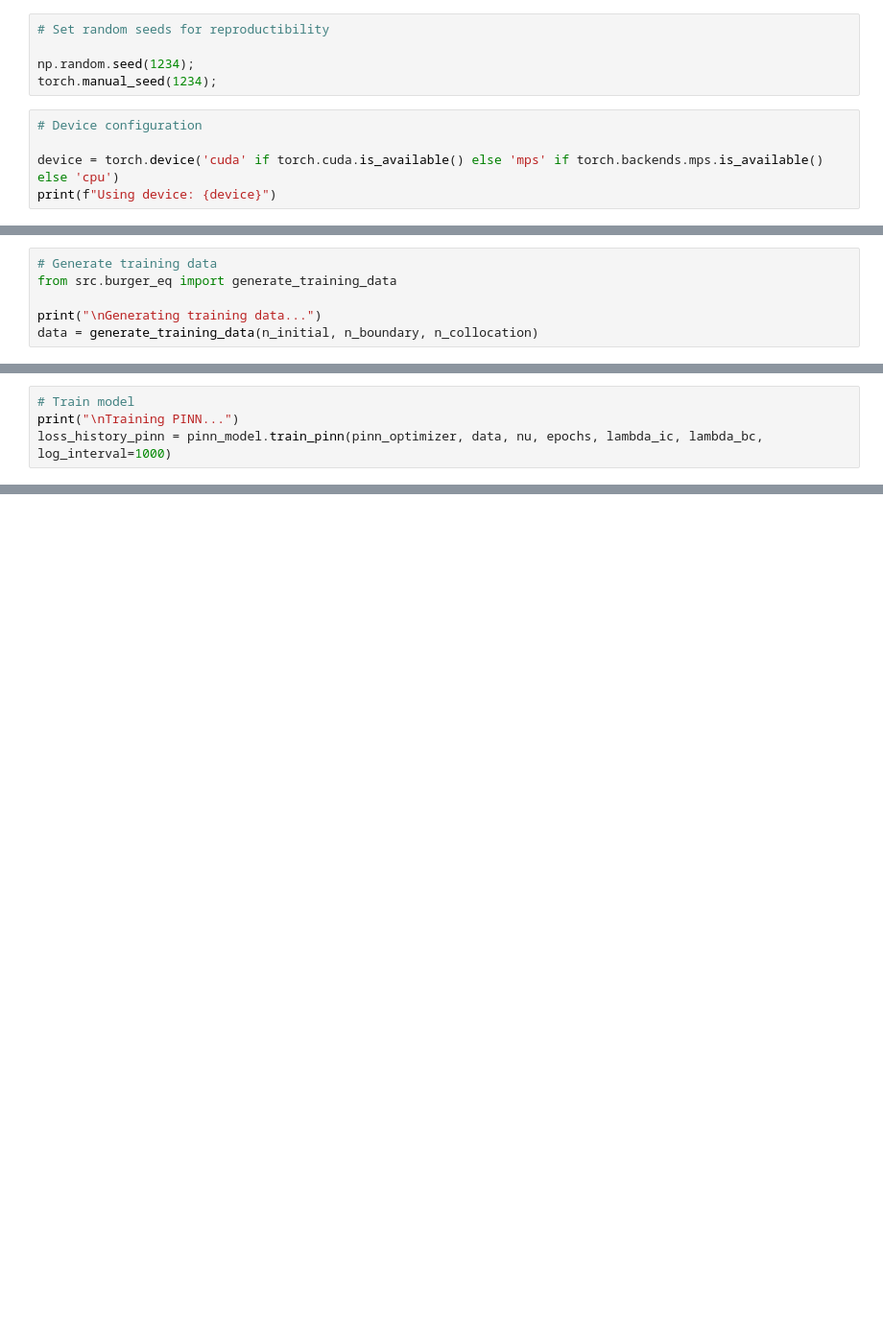
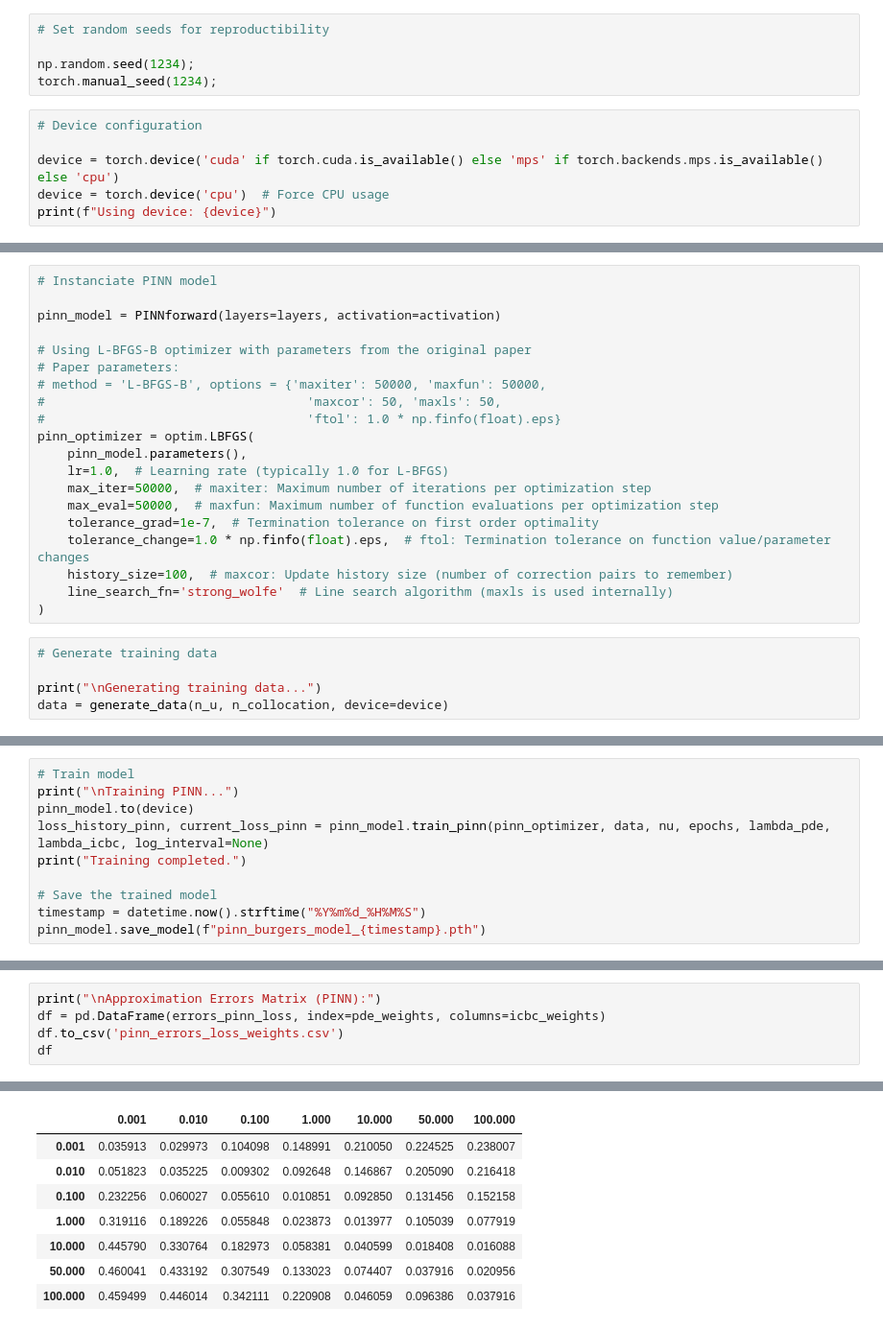
Before and after one commit to Paulchen-git/DL-Project, a Jupyter notebook: demo.ipynb, the cells around one changed output, grey strips where cells are left out. Shown at 96% size. Drawn from its saved outputs; the diff is of its cells as text; blank space fills up the shorter version.

```diff
--- a/demo.ipynb
+++ b/demo.ipynb
@@ -13,5 +49,6 @@ torch.manual_seed(1234);
 # Device configuration
 
 device = torch.device('cuda' if torch.cuda.is_available() else 'mps' if torch.backends.mps.is_available() else 'cpu')
+device = torch.device('cpu')  # Force CPU usage
 print(f"Using device: {device}")
 # %% [output]
@@ -69,6 +92,25 @@ simple_optimizer = optim.Adam(simple_model.parameters(), lr=learning_rate)
+# %%
+# Instanciate PINN model
+
+pinn_model = PINNforward(layers=layers, activation=activation)
+
+# Using L-BFGS-B optimizer with parameters from the original paper
+# Paper parameters:
+# method = 'L-BFGS-B', options = {'maxiter': 50000, 'maxfun': 50000,
+#                                   'maxcor': 50, 'maxls': 50,
+#                                   'ftol': 1.0 * np.finfo(float).eps}
+pinn_optimizer = optim.LBFGS(
+    pinn_model.parameters(),
+    lr=1.0,  # Learning rate (typically 1.0 for L-BFGS)
+    max_iter=50000,  # maxiter: Maximum number of iterations per optimization step
+    max_eval=50000,  # maxfun: Maximum number of function evaluations per optimization step
+    tolerance_grad=1e-7,  # Termination tolerance on first order optimality
+    tolerance_change=1.0 * np.finfo(float).eps,  # ftol: Termination tolerance on function value/parameter changes
+    history_size=100,  # maxcor: Update history size (number of correction pairs to remember)
+    line_search_fn='strong_wolfe'  # Line search algorithm (maxls is used internally)
+)
 # %%
 # Generate training data
-from src.burger_eq import generate_training_data
 
 print("\nGenerating training data...")
-data = generate_training_data(n_initial, n_boundary, n_collocation)
+data = generate_data(n_u, n_collocation, device=device)
@@ -82,4 +121,10 @@ visualize_collocation_points(data)
 # %%
 # Train model
 print("\nTraining PINN...")
-loss_history_pinn = pinn_model.train_pinn(pinn_optimizer, data, nu, epochs, lambda_ic, lambda_bc, log_interval=1000)
+pinn_model.to(device)
+loss_history_pinn, current_loss_pinn = pinn_model.train_pinn(pinn_optimizer, data, nu, epochs, lambda_pde, lambda_icbc, log_interval=None)
+print("Training completed.")
+
+# Save the trained model
+timestamp = datetime.now().strftime("%Y%m%d_%H%M%S")
+pinn_model.save_model(f"pinn_burgers_model_{timestamp}.pth")
@@ -222,0 +529,6 @@ NN PDE Residual Mean Absolute Error: 5.526476e-02
+# %%
+print("\nApproximation Errors Matrix (PINN):")
+df = pd.DataFrame(errors_pinn_loss, index=pde_weights, columns=icbc_weights)
+df.to_csv('pinn_errors_loss_weights.csv')
+df
+# %% [output]
@@ -222,0 +536,8 @@ NN PDE Residual Mean Absolute Error: 5.526476e-02
+|  | 0.001 | 0.010 | 0.100 | 1.000 | 10.000 | 50.000 | 100.000 |
+| 0.001 | 0.035913 | 0.029973 | 0.104098 | 0.148991 | 0.210050 | 0.224525 | 0.238007 |
+| 0.010 | 0.051823 | 0.035225 | 0.009302 | 0.092648 | 0.146867 | 0.205090 | 0.216418 |
+| 0.100 | 0.232256 | 0.060027 | 0.055610 | 0.010851 | 0.092850 | 0.131456 | 0.152158 |
+| 1.000 | 0.319116 | 0.189226 | 0.055848 | 0.023873 | 0.013977 | 0.105039 | 0.077919 |
+| 10.000 | 0.445790 | 0.330764 | 0.182973 | 0.058381 | 0.040599 | 0.018408 | 0.016088 |
+| 50.000 | 0.460041 | 0.433192 | 0.307549 | 0.133023 | 0.074407 | 0.037916 | 0.020956 |
+| 100.000 | 0.459499 | 0.446014 | 0.342111 | 0.220908 | 0.046059 | 0.096386 | 0.037916 |
```
Also changed, not shown: parts of 46 cells of this notebook, 13 other files.
